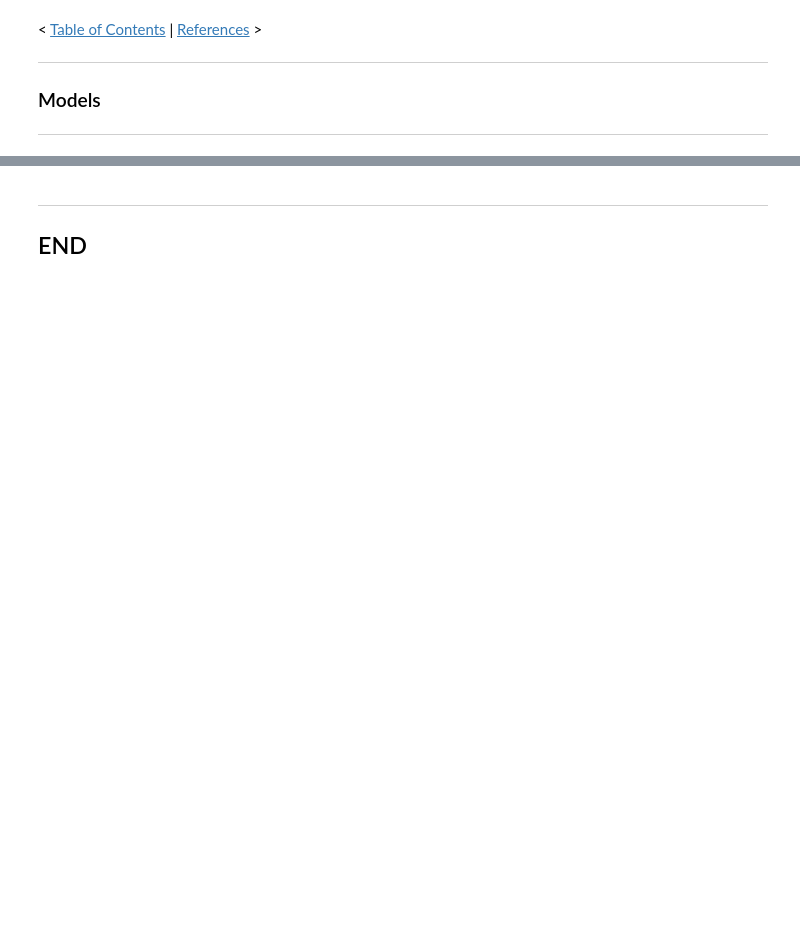
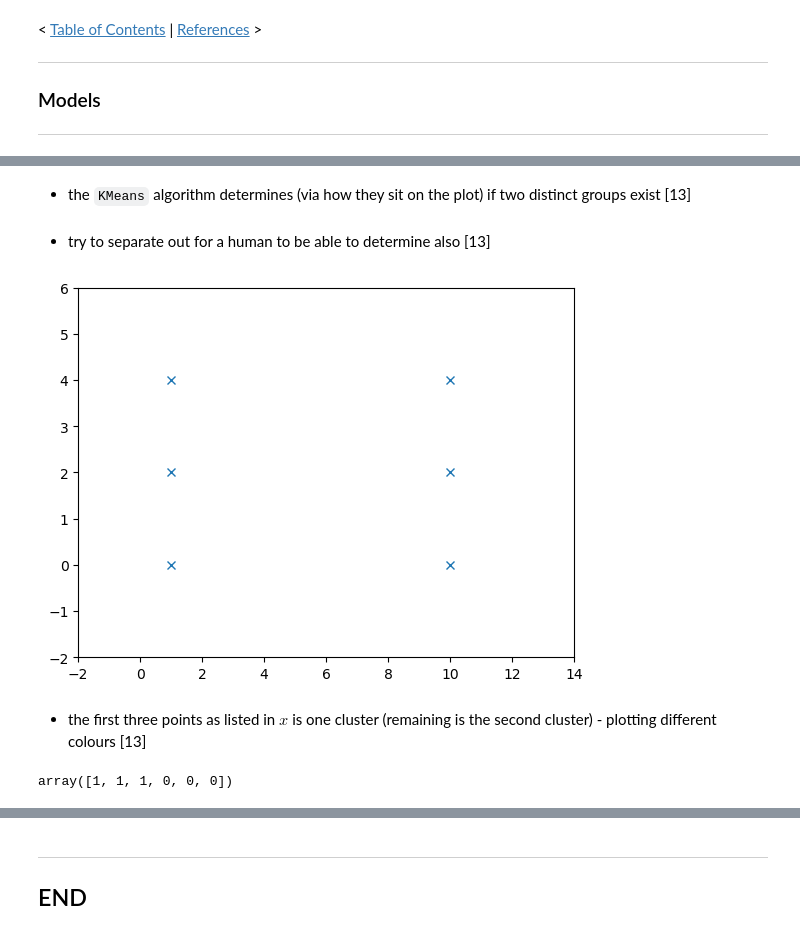
Before and after one commit to SeanOhAileasa/mls-machine-learning-statistics, a Jupyter notebook: mls-machine-learning-statistics.ipynb, the cells around one changed output, grey strips where cells are left out. Drawn from its saved outputs; the diff is of its cells as text; code cells hidden in the pictures; blank space fills up the shorter version.

```diff
--- a/mls-machine-learning-statistics.ipynb
+++ b/mls-machine-learning-statistics.ipynb
@@ -1704,0 +1938,16 @@ with open(r"C:\Users\SeanOhAileasa\covid-19-ireland\src\dataset\covid-19-ireland
+# %% [markdown]
+- the ``KMeans`` algorithm determines (via how they sit on the plot) if two distinct groups exist [13]
+# %% [markdown]
+- try to separate out for a human to be able to determine also [13]
+# %%
+plt.plot(X[:,0],X[:,1],"x")
+plt.xlim([-2,14])
+plt.ylim([-2,6]);
+# %% [output]
+[figure, added]
+# %% [markdown]
+- the first three points as listed in $x$ is one cluster (remaining is the second cluster) - plotting different colours [13]
+# %%
+nInsObjKMeans.labels_
+# %% [output]
+array([1, 1, 1, 0, 0, 0])
```
Also changed, not shown: parts of 162 cells of this notebook.
